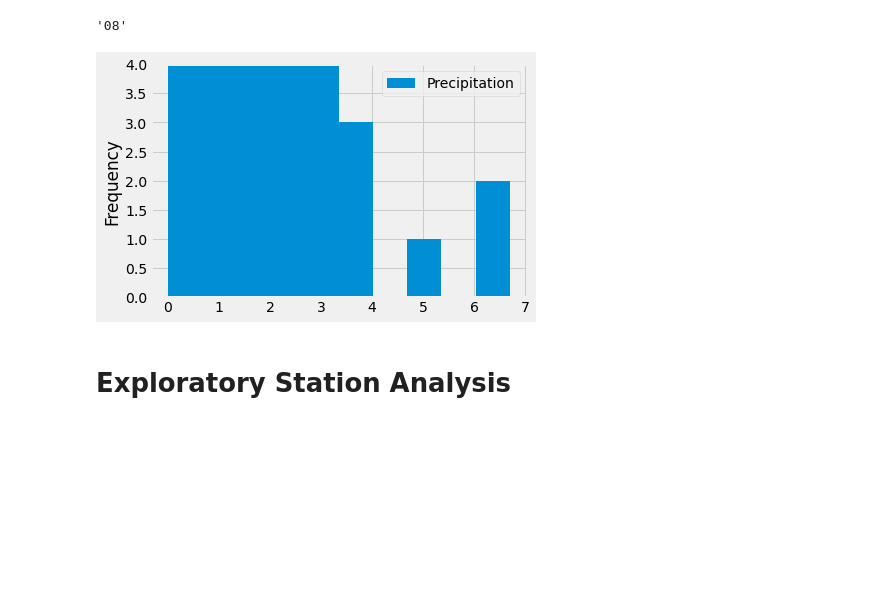
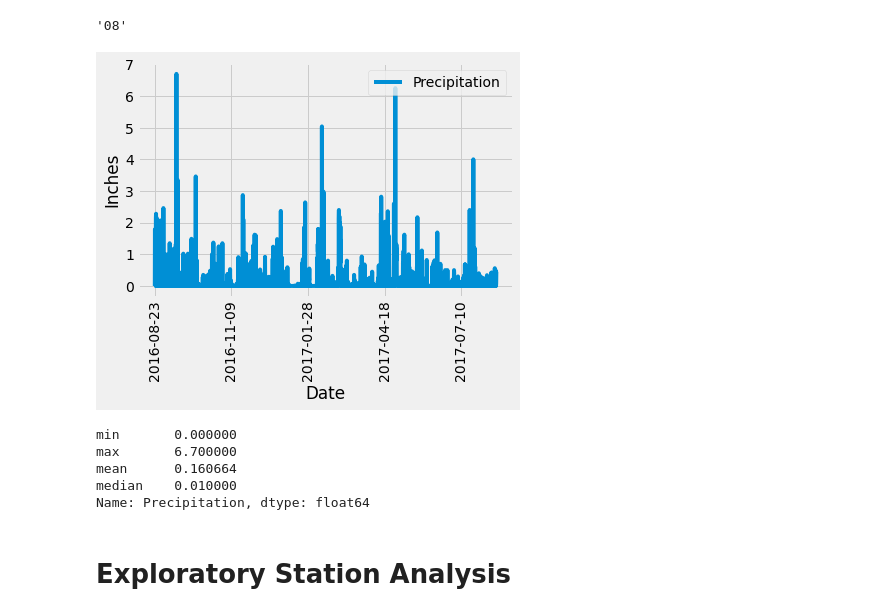
Before and after one commit to MahatmaK/Homework8_sqlalchemy-challenge, a Jupyter notebook: 10-Advanced-Data-Storage-and-Retrieval_Homework_Instructions_climate_starter.ipynb, the cells around one changed output. Drawn from its saved outputs; the diff is of its cells as text; code cells hidden in the pictures; blank space fills up the shorter version.

Commit message:
Completed Precipitation Analysis

```diff
--- a/10-Advanced-Data-Storage-and-Retrieval_Homework_Instructions_climate_starter.ipynb
+++ b/10-Advanced-Data-Storage-and-Retrieval_Homework_Instructions_climate_starter.ipynb
@@ -57,44 +55,49 @@ query_date = dt.date(2011, 4, 8) - dt.timedelta(days=7)
 # %%
 # Design a query to retrieve the last 12 months of precipitation data and plot the results.
 
 # Starting from the most recent data point in the database.
 # Calculate the date one year from the last date in data set.
 year = int(latest_date[0][:4])
 month = int(latest_date[0][5:7])
 day = int(latest_date[0][8:10])
 
 query_date = dt.date(year, month, day) - dt.timedelta(days=365)
 
 # Perform a query to retrieve the data and precipitation scores
 prcp_data = session.query(Measurement.date, Measurement.prcp).\
     filter(Measurement.date>=query_date).all()
 
 # Save the query results as a Pandas DataFrame and set the index to the date column
 data = []
 for row in prcp_data:
     data.append(row)
 
 prcp_df = pd.DataFrame(data, columns=['Date','Precipitation'])
 prcp_df = prcp_df.set_index('Date')
 
 # Sort the dataframe by date
 prcp_df = prcp_df.sort_values(by=['Date'])
-
-
 prcp_df = prcp_df.fillna(0)
 
-
-
 # Use Pandas Plotting with Matplotlib to plot the data
-
-x_ticks = ['2016-08-23']
-prcp_df.plot(kind='hist', ylim = [0,4])
-plt.xticks()
+prcp_df.plot()
+plt.legend(loc="upper right")
+plt.xlabel('Date')
+plt.ylabel('Inches')
+plt.xticks(rotation='vertical')
 plt.show()
 # %% [output]
-[figure, old version]
+[figure, new version]
 # %%
-# Use Pandas to calcualte the summary statistics for the precipitation data
+# Use Pandas to calculate the summary statistics for the precipitation data
+# Will calculate min, max, and average rainfall for each date
+prcp_df['Precipitation'].agg(['min', 'max', 'mean', 'median'])
+# %% [output]
+min       0.000000
+max       6.700000
+mean      0.160664
+median    0.010000
+Name: Precipitation, dtype: float64
 # %% [markdown]
 # Exploratory Station Analysis
 # %%
```
Also changed, not shown: parts of 1 cell of this notebook.
